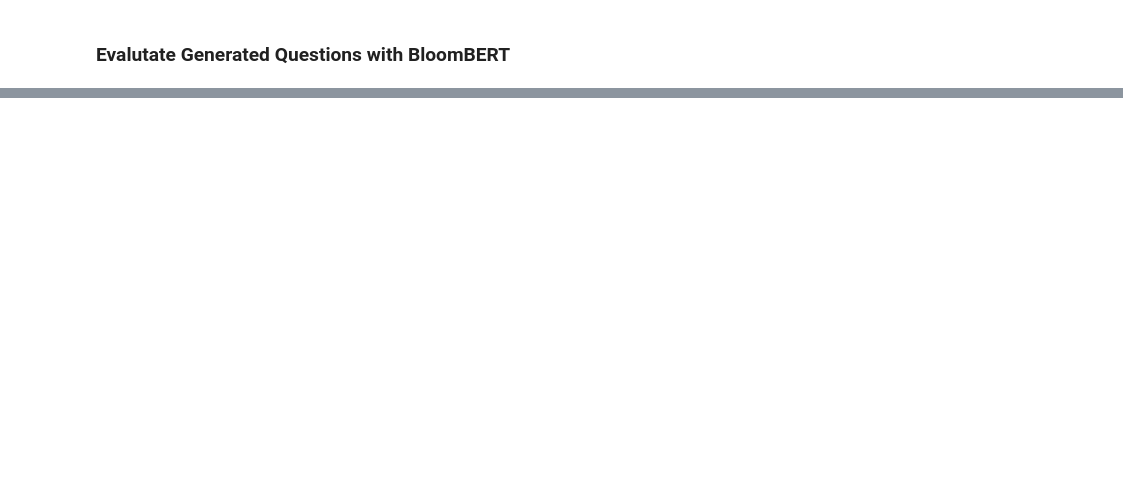
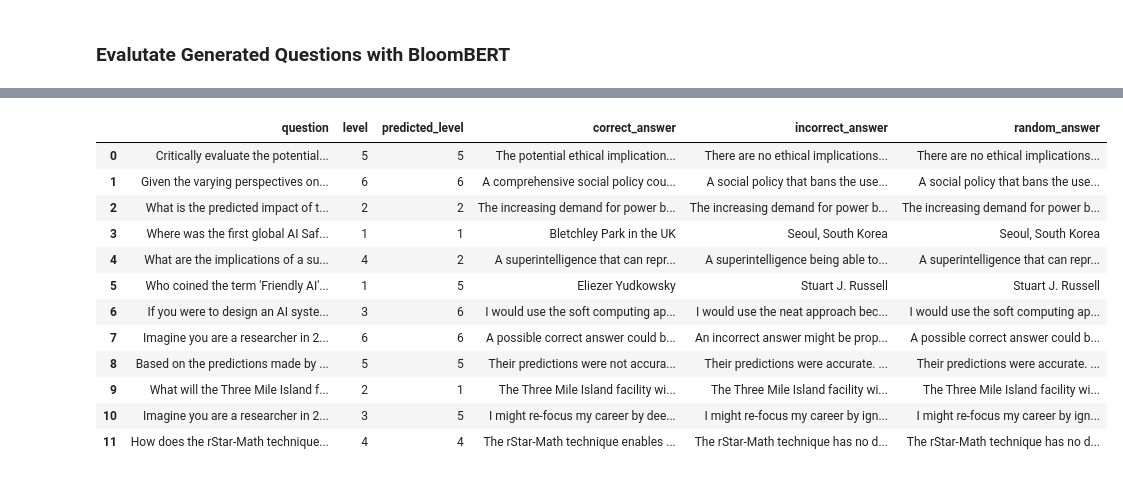
Before and after one commit to schole-ai/content-delivery, a Jupyter notebook: notebooks/bloom.ipynb, the cells around one changed output, grey strips where cells are left out. Saved outputs shown, nothing was run; the diff lists cells and outputs as text; code cells hidden in the pictures; blank space fills up the shorter version.

```diff
--- a/notebooks/bloom.ipynb
+++ b/notebooks/bloom.ipynb
@@ -159,0 +414,3 @@ plt.show()
+# %%
+question = bloom_generator.generate_question(chunks[0], question_type="SAQ", level=2, prompt_type="desc")
+print(json.dumps(question, indent=2))
@@ -159,0 +435,16 @@ plt.show()
+# %%
+# Generate 12 SAQ questions, 2 for each level, evaluate them with BloomBERT and save the results in two csv files:
+# One with the results of the evaluation and one with only the questions
+
+levels = range(1, 7)
+
+data = []
+
+for level in tqdm(levels, desc="Levels"):
+    for _ in range(2):
+        random_chunk = np.random.choice(chunks)
+        question = bloom_generator.generate_question(random_chunk, question_type="SAQ", level=level, prompt_type="desc")
+        predicted_level, _ = bloom_generator.evaluate_question(question['question'], level)
+        data.append([question['question'], level, predicted_level, question['correct_answer'], question['incorrect_answer']])
+
+df = pd.DataFrame(data, columns=['question', 'level', 'predicted_level', 'correct_answer', 'incorrect_answer'])
@@ -159,0 +467,4 @@ plt.show()
+# %%
+# shuffle the rows of the DataFrame
+df = df.sample(frac=1).reset_index(drop=True)
+df
@@ -159,0 +485,18 @@ plt.show()
+# %%
+# Create a column "random_answer" with randomly either the correct answer or the incorrect answer
+df['random_answer'] = df.apply(lambda x: x['correct_answer'] if np.random.rand() < 0.5 else x['incorrect_answer'], axis=1)
+df
+# %% [output]
+|  | question | level | predicted_level | correct_answer | incorrect_answer | random_answer |
+| 0 | Critically evaluate the potential... | 5 | 5 | The potential ethical implication... | There are no ethical implications... | There are no ethical implications... |
+| 1 | Given the varying perspectives on... | 6 | 6 | A comprehensive social policy cou... | A social policy that bans the use... | A social policy that bans the use... |
+| 2 | What is the predicted impact of t... | 2 | 2 | The increasing demand for power b... | The increasing demand for power b... | The increasing demand for power b... |
+| 3 | Where was the first global AI Saf... | 1 | 1 | Bletchley Park in the UK | Seoul, South Korea | Seoul, South Korea |
+| 4 | What are the implications of a su... | 4 | 2 | A superintelligence that can repr... | A superintelligence being able to... | A superintelligence that can repr... |
+| 5 | Who coined the term 'Friendly AI'... | 1 | 5 | Eliezer Yudkowsky | Stuart J. Russell | Stuart J. Russell |
+| 6 | If you were to design an AI syste... | 3 | 6 | I would use the soft computing ap... | I would use the neat approach bec... | I would use the soft computing ap... |
+| 7 | Imagine you are a researcher in 2... | 6 | 6 | A possible correct answer could b... | An incorrect answer might be prop... | A possible correct answer could b... |
+| 8 | Based on the predictions made by ... | 5 | 5 | Their predictions were not accura... | Their predictions were accurate. ... | Their predictions were accurate. ... |
+| 9 | What will the Three Mile Island f... | 2 | 1 | The Three Mile Island facility wi... | The Three Mile Island facility wi... | The Three Mile Island facility wi... |
+| 10 | Imagine you are a researcher in 2... | 3 | 5 | I might re-focus my career by dee... | I might re-focus my career by ign... | I might re-focus my career by ign... |
+| 11 | How does the rStar-Math technique... | 4 | 4 | The rStar-Math technique enables ... | The rStar-Math technique has no d... | The rStar-Math technique has no d... |
```
Also changed, not shown: parts of 30 cells of this notebook, 7 other files.
